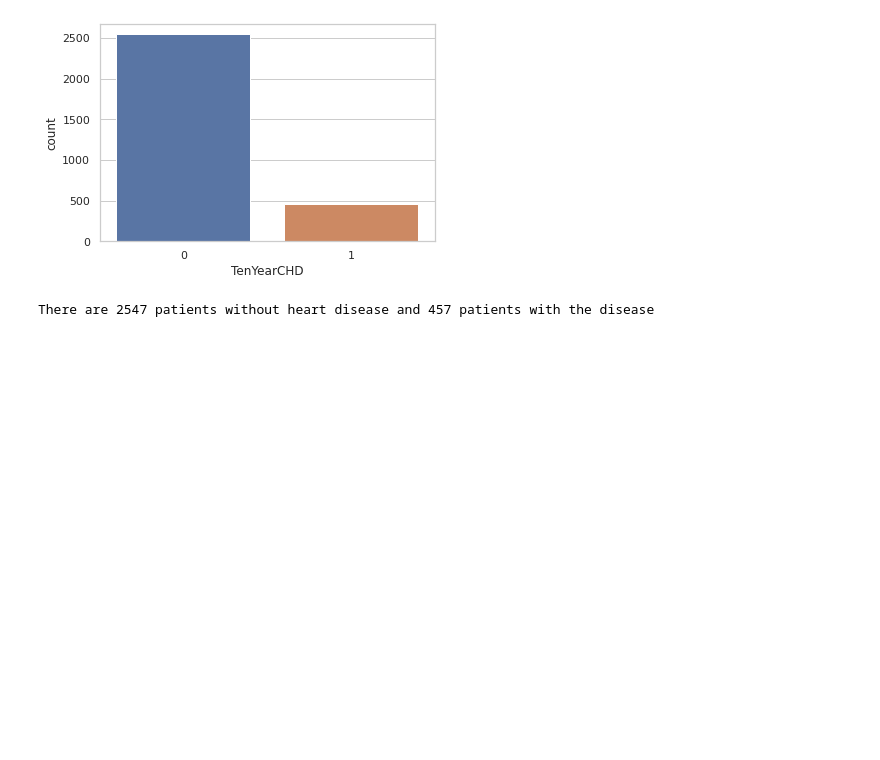
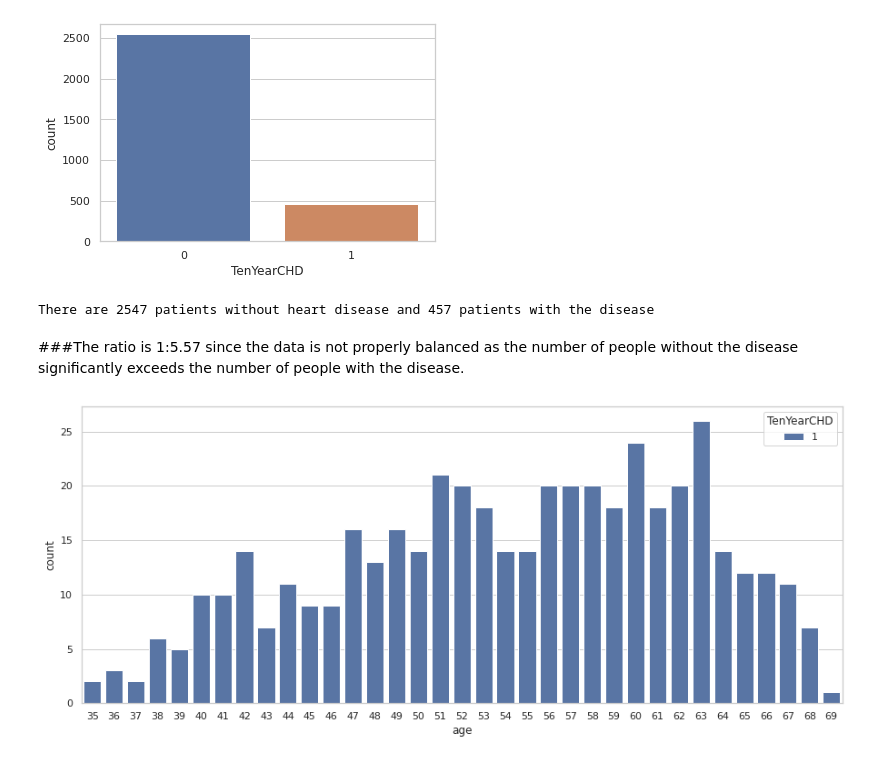
Before and after one commit to prav87654/Classification-Cardiovascular-risk-prediction, a Jupyter notebook: Classification_model_Praveen_S.ipynb, the cells around one changed output. Drawn from its saved outputs; the diff is of its cells as text; code cells hidden in the pictures; blank space fills up the shorter version.

```diff
--- a/Classification_model_Praveen_S.ipynb
+++ b/Classification_model_Praveen_S.ipynb
@@ -186,3 +186,12 @@ print(f"There are {cases[0]} patients without heart disease and {cases[1]} patie
 # %% [output]
 [figure]
 There are 2547 patients without heart disease and 457 patients with the disease
+# %% [markdown]
+###The ratio is 1:5.57 since the data is not properly balanced as the number of people without the disease significantly exceeds the number of people with the disease.
+# %%
+positive_cases = heart_df[heart_df['TenYearCHD'] == 1]
+plt.figure(figsize=(15,6))
+sns.countplot(x='age',data = positive_cases, hue = 'TenYearCHD')
+plt.show()
+# %% [output]
+[figure, added]
```
Also changed, not shown: parts of 8 cells of this notebook.
